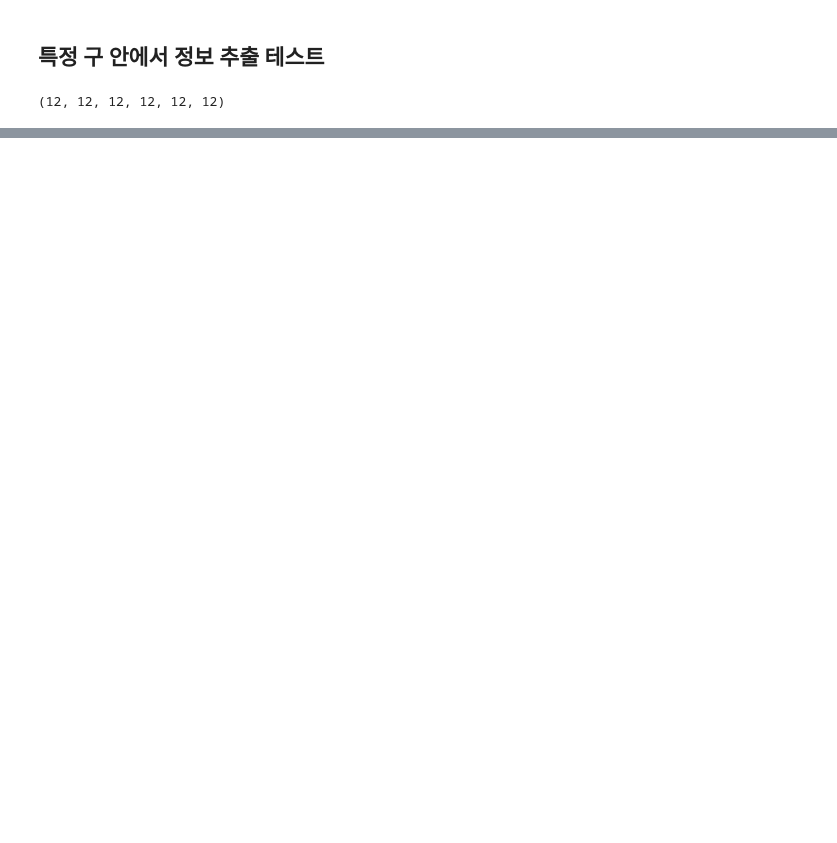
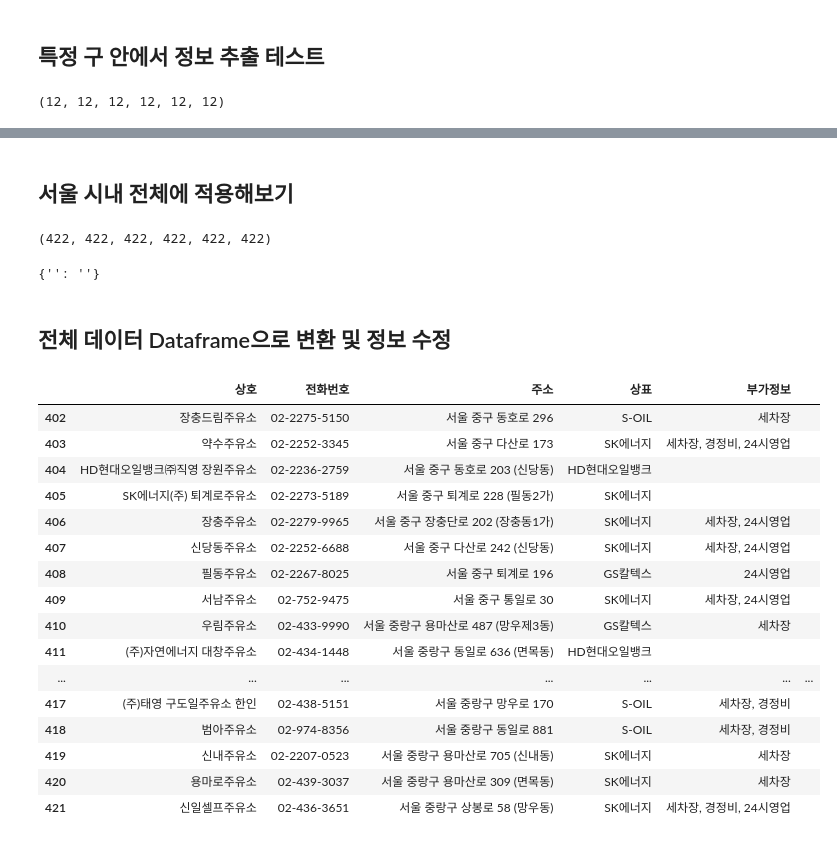
Before and after one commit to KTH-amg/robot_dev, a Jupyter notebook: eda/src/오피넷_김태호.ipynb, the cells around one changed output, grey strips where cells are left out. Drawn from its saved outputs; the diff is of its cells as text; code cells hidden in the pictures; blank space fills up the shorter version.

```diff
--- a/eda/src/오피넷_김태호.ipynb
+++ b/eda/src/오피넷_김태호.ipynb
@@ -271,0 +281,2 @@ oil_df
+# %% [markdown]
+## 서울 시내 전체에 적용해보기
@@ -271,0 +345,48 @@ oil_df
+# %%
+total_name, total_phn, total_addr, total_brand, total_price, total_service = get_station_info(gu_names)
+# 리스트 길이 확인
+len(total_name), len(total_phn), len(total_addr), len(total_brand), len(total_price), len(total_service)
+# %% [output]
+(422, 422, 422, 422, 422, 422)
+# %%
+print(total_price[0])
+# %% [output]
+{'': ''}
+# %% [markdown]
+## 전체 데이터 Dataframe으로 변환 및 정보 수정
+# %%
+seoul_oil_data = {'상호':total_name,
+            '전화번호':total_phn,
+            "주소":total_addr,
+            "상표":total_brand,
+            "유종별 가격":total_price,
+            "부가정보":total_service}
+
+seoul_oil_df = pd.DataFrame(seoul_oil_data)
+
+seoul_oil_df.sort_index(inplace=True)
+seoul_oil_df['부가정보'] = seoul_oil_df['부가정보'].apply(clean_list_to_string) # 문자열 형태로 표시
+
+# 유종별 가격 열 변환
+seoul_oil_df = pd.concat(
+    [seoul_oil_df.drop(columns=['유종별 가격']), seoul_oil_df['유종별 가격'].apply(pd.Series)], axis=1)
+
+seoul_oil_df.tail(20)
+# %% [output]
+|  | 상호 | 전화번호 | 주소 | 상표 | 부가정보 |  |
+| 402 | 장충드림주유소 | 02-2275-5150 | 서울 중구 동호로 296 | S-OIL | 세차장 |  |
+| 403 | 약수주유소 | 02-2252-3345 | 서울 중구 다산로 173 | SK에너지 | 세차장, 경정비, 24시영업 |  |
+| 404 | HD현대오일뱅크㈜직영 장원주유소 | 02-2236-2759 | 서울 중구 동호로 203 (신당동) | HD현대오일뱅크 |  |  |
+| 405 | SK에너지(주) 퇴계로주유소 | 02-2273-5189 | 서울 중구 퇴계로 228 (필동2가) | SK에너지 |  |  |
+| 406 | 장충주유소 | 02-2279-9965 | 서울 중구 장충단로 202 (장충동1가) | SK에너지 | 세차장, 24시영업 |  |
+| 407 | 신당동주유소 | 02-2252-6688 | 서울 중구 다산로 242 (신당동) | SK에너지 | 세차장, 24시영업 |  |
+| 408 | 필동주유소 | 02-2267-8025 | 서울 중구 퇴계로 196 | GS칼텍스 | 24시영업 |  |
+| 409 | 서남주유소 | 02-752-9475 | 서울 중구 통일로 30 | SK에너지 | 세차장, 24시영업 |  |
+| 410 | 우림주유소 | 02-433-9990 | 서울 중랑구 용마산로 487 (망우제3동) | GS칼텍스 | 세차장 |  |
+| 411 | (주)자연에너지 대창주유소 | 02-434-1448 | 서울 중랑구 동일로 636 (면목동) | HD현대오일뱅크 |  |  |
+| ... | ... | ... | ... | ... | ... | ... |
+| 417 | (주)태영 구도일주유소 한인 | 02-438-5151 | 서울 중랑구 망우로 170 | S-OIL | 세차장, 경정비 |  |
+| 418 | 범아주유소 | 02-974-8356 | 서울 중랑구 동일로 881 | S-OIL | 세차장, 경정비 |  |
+| 419 | 신내주유소 | 02-2207-0523 | 서울 중랑구 용마산로 705 (신내동) | SK에너지 | 세차장 |  |
+| 420 | 용마로주유소 | 02-439-3037 | 서울 중랑구 용마산로 309 (면목동) | SK에너지 | 세차장 |  |
+| 421 | 신일셀프주유소 | 02-436-3651 | 서울 중랑구 상봉로 58 (망우동) | SK에너지 | 세차장, 경정비, 24시영업 |  |
```
Also changed, not shown: parts of 10 cells of this notebook, 8 other files.
